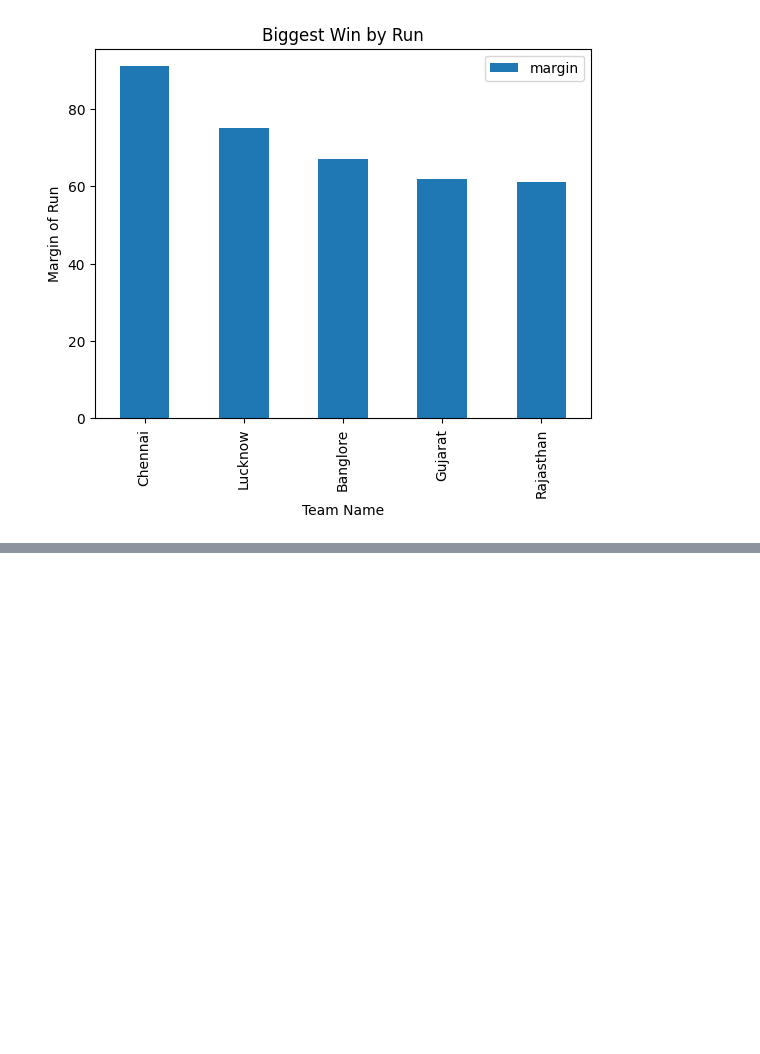
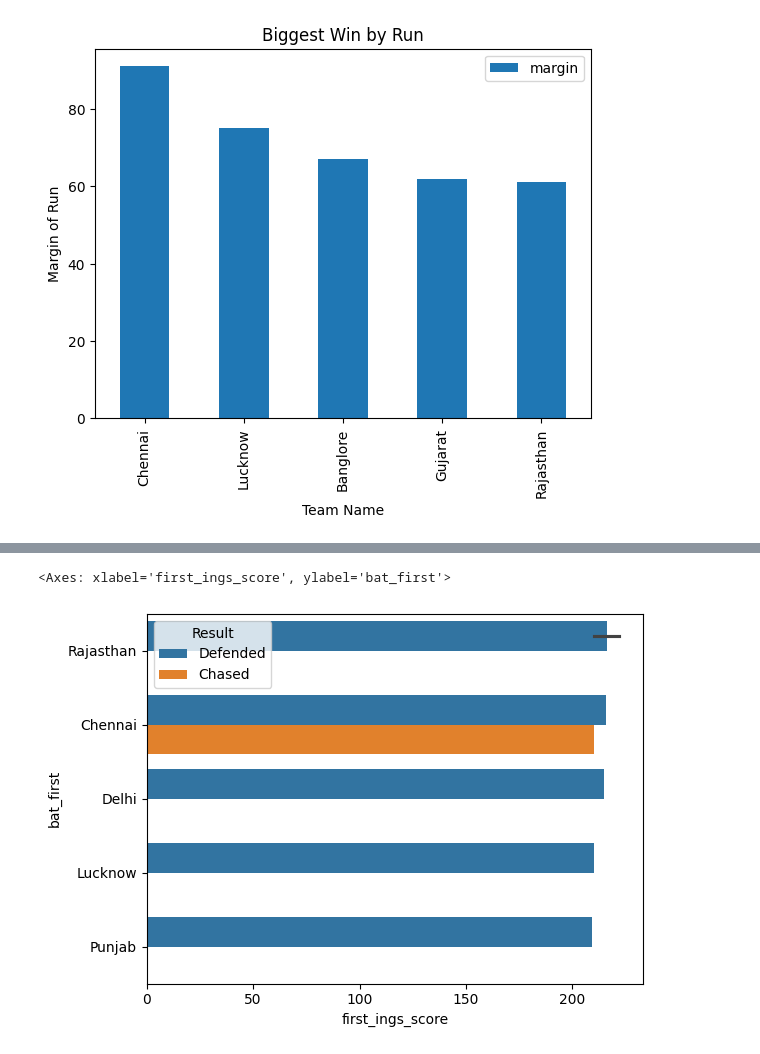
Before and after one commit to jhaji-17/Data-Science-Practice, a Jupyter notebook: IPL_2022_Analysis.ipynb, the cells around one changed output, grey strips where cells are left out. Drawn from its saved outputs; the diff is of its cells as text; code cells hidden in the pictures; blank space fills up the shorter version.

Commit message:
Added highest 1st Innings Score

```diff
--- a/IPL_2022_Analysis.ipynb
+++ b/IPL_2022_Analysis.ipynb
@@ -197,0 +201,9 @@ Text(0.5, 1.0, 'Biggest Win by Run')
+# %%
+## Feature extraction of team that bat first and bat second
+cond1= ((df["toss_winner"]==df["team1"])&(df["toss_decision"]=="bat"))
+
+
+cond2= ((df["toss_winner"]==df["team2"])&(df["toss_decision"]=="Field"))
+
+df["bat_first"]=np.where(cond1|cond2,df["team1"],df["team2"])
+df["bat_second"]=np.where(df["team1"]==df["bat_first"],df["team2"],df["team1"])
@@ -197,0 +220,6 @@ Text(0.5, 1.0, 'Biggest Win by Run')
+# %%
+highest_1st_inns = df.nlargest(8,"first_ings_score")[["bat_first","match_winner","team1","team2","first_ings_score"]]
+highest_1st_inns["match_looser"] = np.where(highest_1st_inns["match_winner"]==highest_1st_inns["team1"],highest_1st_inns["team2"],highest_1st_inns["team1"])
+highest_1st_inns["MATCH"]=
+highest_1st_inns["Result"]=np.where(highest_1st_inns["bat_first"]==highest_1st_inns["match_winner"],"Defended","Chased")
+highest_1st_inns.drop(["team1","team2"],axis=1,inplace=True)
@@ -197,0 +238,5 @@ Text(0.5, 1.0, 'Biggest Win by Run')
+# %%
+sns.barplot(highest_1st_inns,x="first_ings_score",y="bat_first",hue="Result")
+# %% [output]
+<Axes: xlabel='first_ings_score', ylabel='bat_first'>
+[figure, added]
```
Also changed, not shown: parts of 4 cells of this notebook.
